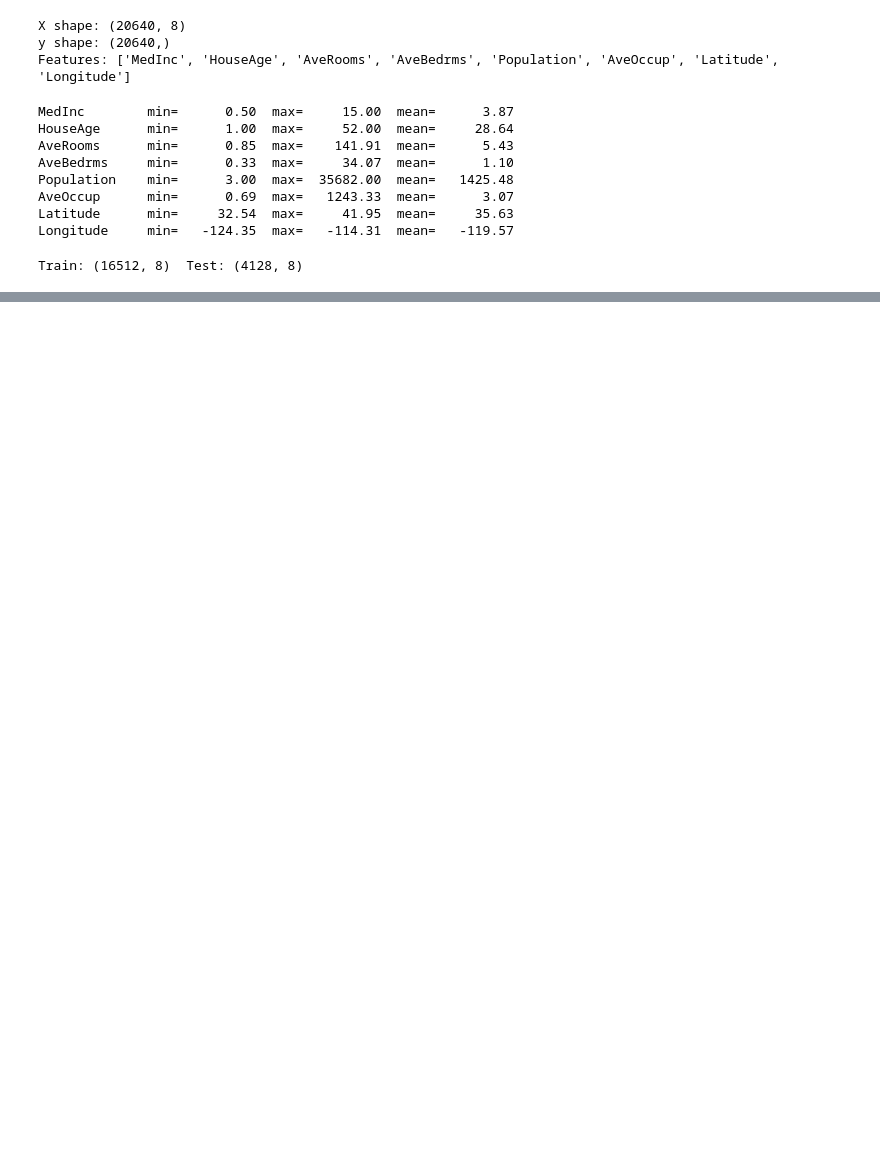
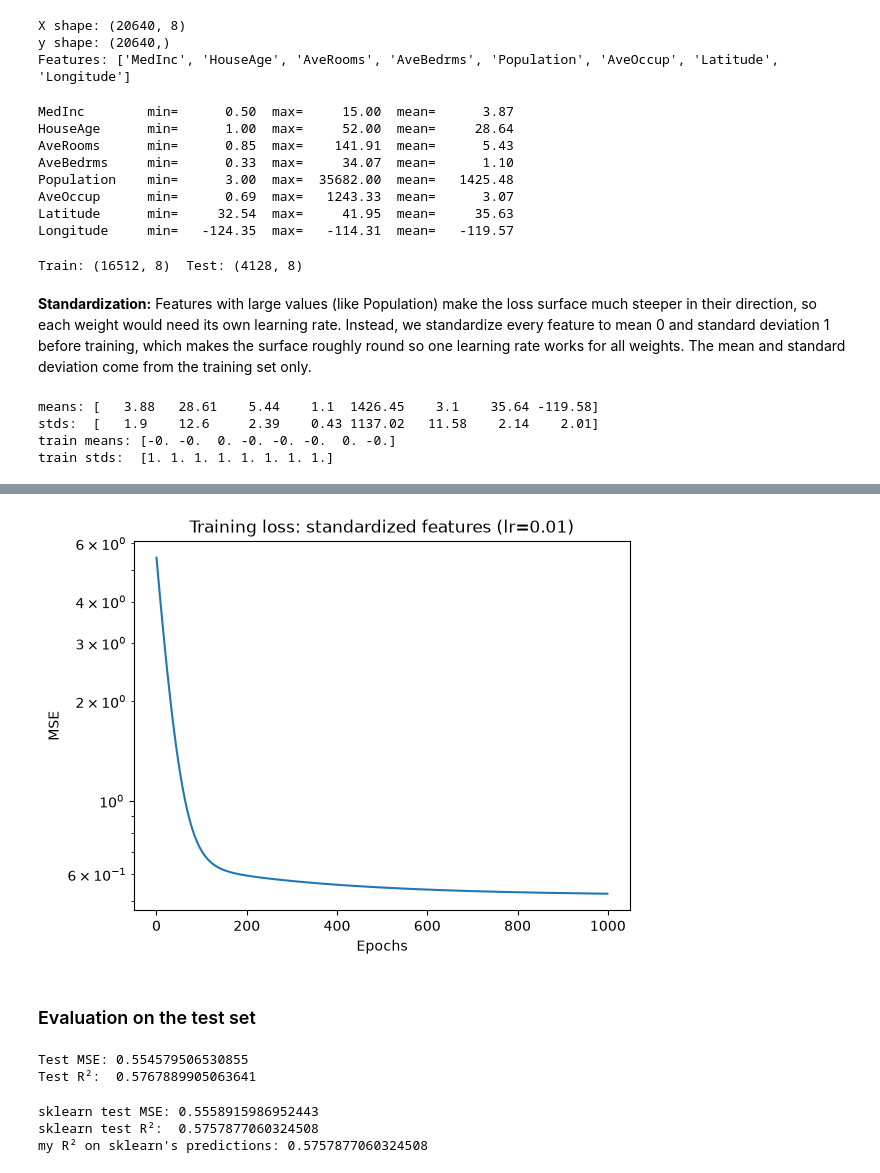
Before and after one commit to travella08/ml-from-scratch, a Jupyter notebook: 01-linear-regression/experiments.ipynb, the cells around one changed output, grey strips where cells are left out. Drawn from its saved outputs; the diff is of its cells as text; code cells hidden in the pictures; blank space fills up the shorter version.

Commit message:
Finished california housing test + updated main README

```diff
--- a/01-linear-regression/experiments.ipynb
+++ b/01-linear-regression/experiments.ipynb
@@ -203,3 +206,32 @@ X_train, X_test, y_train, y_test = train_test_split(
 print("Train:", X_train.shape, " Test:", X_test.shape)
 # %% [output]
 Train: (16512, 8)  Test: (4128, 8)
+# %% [markdown]
+**Standardization:** Features with large values (like Population) make the loss surface much steeper in their direction, so each weight would need its own learning rate. Instead, we standardize every feature to mean 0 and standard deviation 1 before training, which makes the surface roughly round so one learning rate works for all weights. The mean and standard deviation come from the training set only.
+# %%
+mu = X_train.mean(axis=0)
+sigma = X_train.std(axis=0)
+print("means:", mu.round(2))
+print("stds: ", sigma.round(2))
+
+X_train_s = (X_train - mu) / sigma
+X_test_s = (X_test - mu) / sigma
+
+print("train means:", X_train_s.mean(axis=0).round(2))
+print("train stds: ", X_train_s.std(axis=0).round(2))
+# %% [output]
+means: [   3.88   28.61    5.44    1.1  1426.45    3.1    35.64 -119.58]
+stds:  [   1.9    12.6     2.39    0.43 1137.02   11.58    2.14    2.01]
+train means: [-0. -0.  0. -0. -0. -0.  0. -0.]
+train stds:  [1. 1. 1. 1. 1. 1. 1. 1.]
+# %%
+w_s, b_s, losses_s = train(X_train_s, y_train, lr=0.01, epochs=1000)
+print("final train loss:", losses_s[-1])
+plt.xlabel("Epochs")
+plt.ylabel("MSE")
+plt.yscale("log")
+plt.plot(losses_s)
+plt.title("Training loss: standardized features (lr=0.01)")
+plt.savefig("assets/housing_loss.png", dpi=150, bbox_inches="tight")
+plt.show()
+# %% [output]
@@ -205,0 +239,22 @@ Train: (16512, 8)  Test: (4128, 8)
+[figure, added]
+# %% [markdown]
+### Evaluation on the test set
+# %%
+y_pred_test = predict(X_test_s, w_s, b_s)
+print("Test MSE:", mse_loss(y_test, y_pred_test))
+print("Test R²: ", r2_score(y_test, y_pred_test))
+# %% [output]
+Test MSE: 0.554579506530855
+Test R²:  0.5767889905063641
+# %%
+from sklearn.metrics import r2_score as sk_r2
+
+sk = LinearRegression().fit(X_train_s, y_train)
+sk_pred = sk.predict(X_test_s)
+print("sklearn test MSE:", mse_loss(y_test, sk_pred))
+print("sklearn test R²: ", sk_r2(y_test, sk_pred))
+print("my R² on sklearn's predictions:", r2_score(y_test, sk_pred))
+# %% [output]
+sklearn test MSE: 0.5558915986952443
+sklearn test R²:  0.5757877060324508
+my R² on sklearn's predictions: 0.5757877060324508
```
Also changed, not shown: parts of 4 cells of this notebook, 4 other files.
